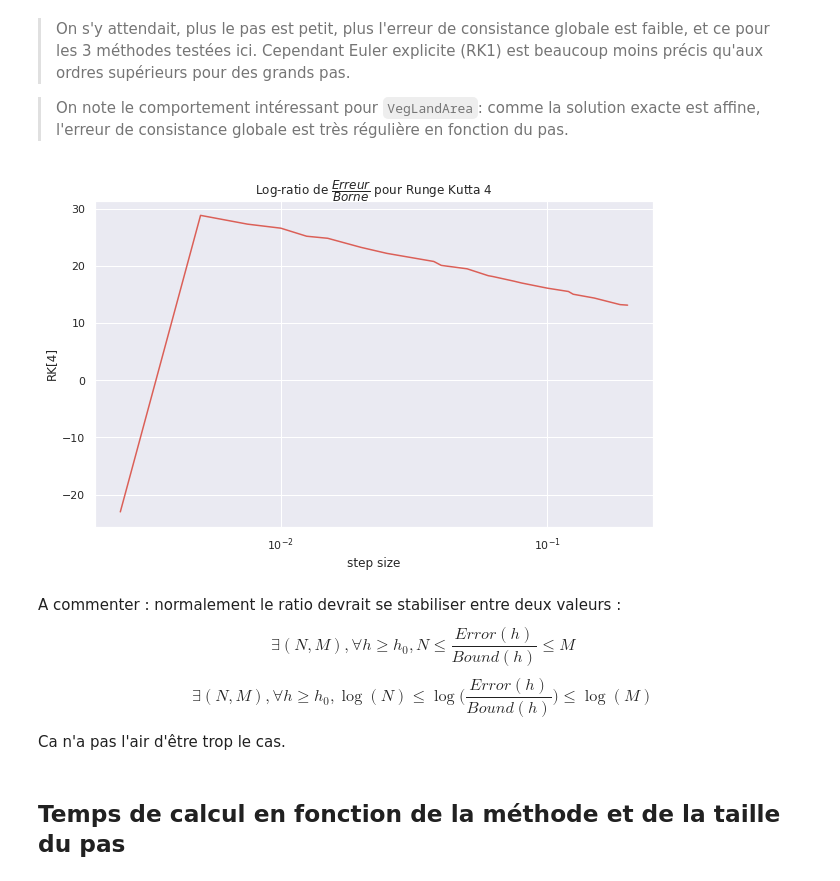
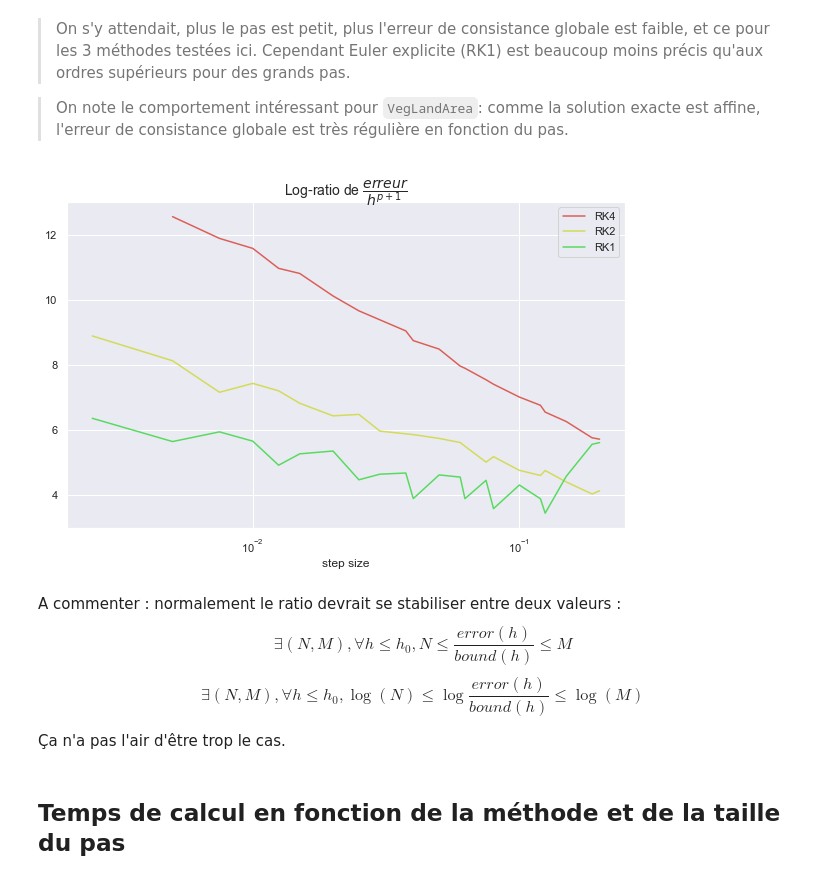
Before and after one commit to littlebuzzybee/MACS205a-Projet, a Jupyter notebook: carbone.ipynb, the cells around one changed output. Cells and saved outputs as stored; diff of their text form; code cells hidden in the pictures.

```diff
--- a/carbone.ipynb
+++ b/carbone.ipynb
@@ -620,24 +620,24 @@ plt.show()
 
 > On note le comportement intéressant pour `VegLandArea`: comme la solution exacte est affine, l'erreur de consistance globale est très régulière en fonction du pas.
 # %%
-fig = plt.figure(figsize=(10,6))
-plt.title(r"Log-ratio de $\dfrac{Erreur}{Borne}$ pour Runge Kutta 4")
-error = np.linalg.norm(ERK4_arr,axis =1)
-eps = 1e-10  #just to prevent log applied on zero
-bound = h**(5)
-plt.plot(h, np.log(np.divide(error,bound) + eps ))
+fig = plt.figure(figsize=(10, 6))
+plt.title(r"Log-ratio de $\dfrac{erreur}{h^{p+1}}$", fontsize=14)
+eps = 1e-10  # just to prevent log applied to zero
+plt.plot(h[:-1], np.log10(np.linalg.norm(ERK4_arr, axis=1)[:-1] / (h**(4+1))[:-1] + eps), label="RK4")
+plt.plot(h, np.log10(np.linalg.norm(ERK2_arr, axis=1) / h**(2+1) + eps), label="RK2")
+plt.plot(h, np.log10(np.linalg.norm(ERK1_arr, axis=1) / h**(1+1) + eps), label="RK1")
 plt.xlabel("step size")
-plt.ylabel("RK[4]")
 plt.xscale("log")
+plt.legend()
 plt.show()
 # %% [output]
-[figure, old version]
+[figure, new version]
 # %% [markdown]
 A commenter : normalement le ratio devrait se stabiliser entre deux valeurs :
-$$\exists (N,M), \forall h \geq h_0, N \leq  \frac{Error(h)}{Bound(h)} \leq M $$
-$$\exists (N,M), \forall h \geq h_0, \log(N) \leq  \log \Big (\frac{Error(h)}{Bound(h)} \Big ) \leq \log(M) $$
+$$\exists (N,M), \forall h \le h_0, N \leq  \frac{error(h)}{bound(h)} \leq M $$
+$$\exists (N,M), \forall h \le h_0, \log(N) \leq  \log \frac{error(h)}{bound(h)} \leq \log(M) $$
 
-Ca n'a pas l'air d'être trop le cas.
+Ça n'a pas l'air d'être trop le cas.
 # %% [markdown]
 ## Temps de calcul en fonction de la méthode et de la taille du pas
 # %%
```
Also changed, not shown: parts of 18 cells of this notebook.
